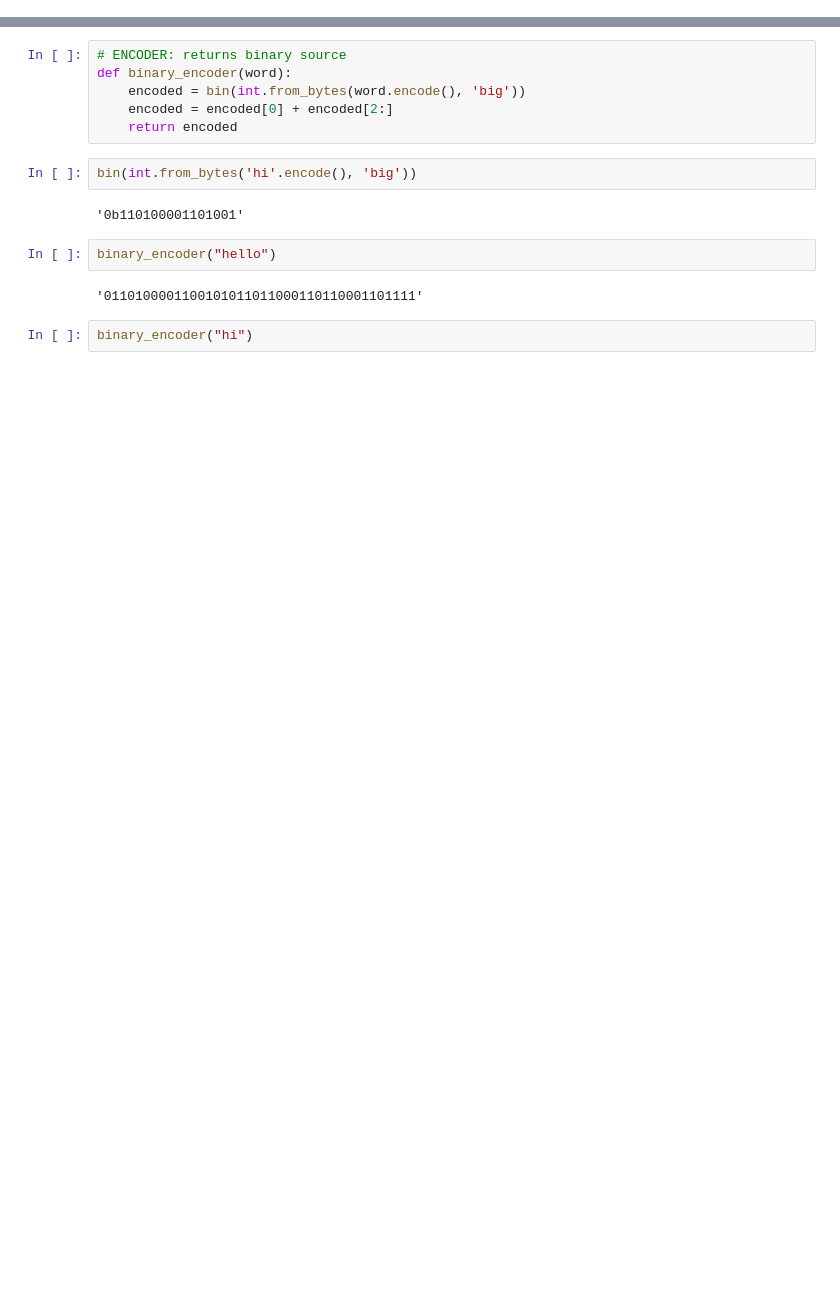
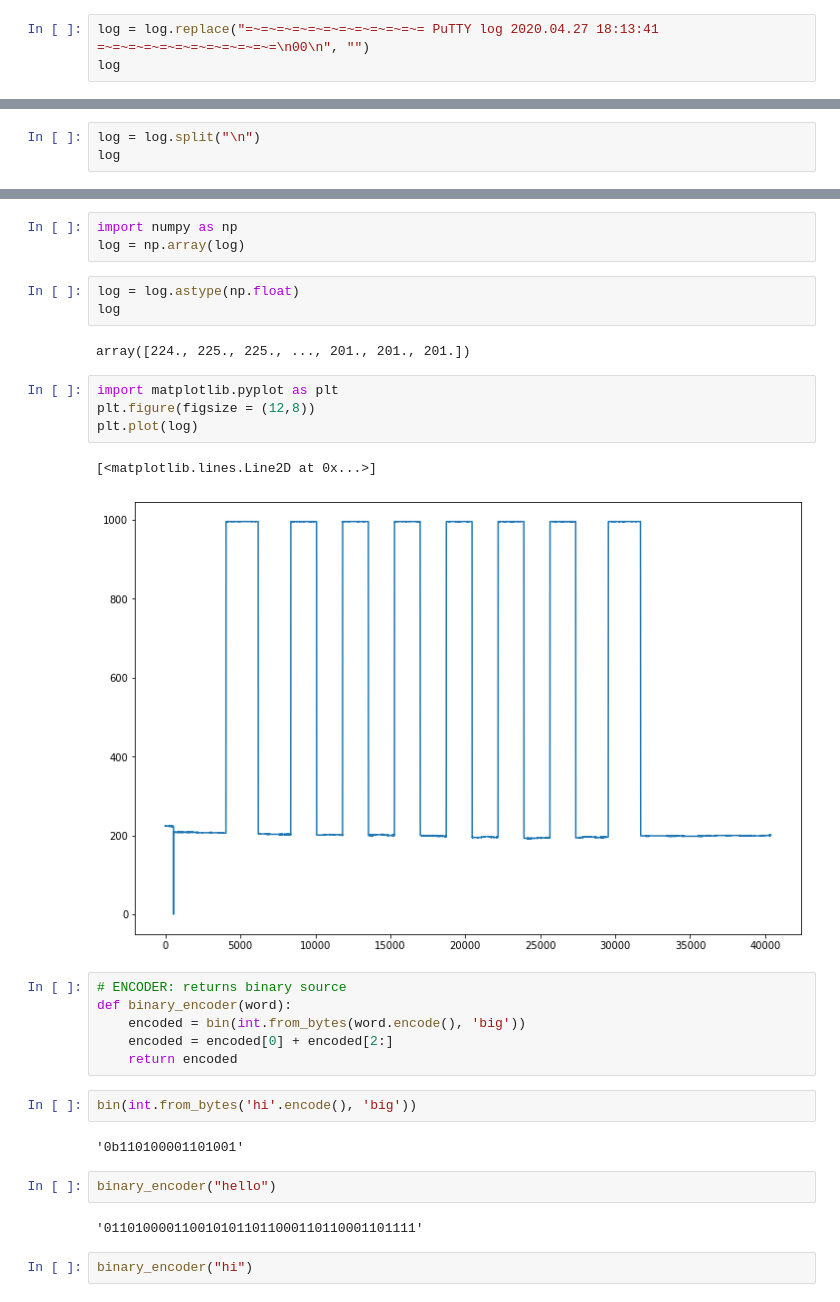
Before and after one commit to francescoweb1010/Optical-Wireless-System, a Jupyter notebook: channel_coding.ipynb, the cells around one changed output, grey strips where cells are left out. Drawn from its saved outputs; the diff is of its cells as text; blank space fills up the shorter version.

```diff
--- a/channel_coding.ipynb
+++ b/channel_coding.ipynb
@@ -5,0 +12,3 @@ Image(filename='img.png')
+# %%
+log = log.replace("=~=~=~=~=~=~=~=~=~=~=~= PuTTY log 2020.04.27 18:13:41 =~=~=~=~=~=~=~=~=~=~=~=\n00\n", "")
+log
@@ -5,0 +17,3 @@ Image(filename='img.png')
+# %%
+log = log.split("\n")
+log
@@ -6,3 +38,18 @@ Image(filename='img.png')
+# %%
+import numpy as np
+log = np.array(log)
+# %%
+log = log.astype(np.float)
+log
+# %% [output]
+array([224., 225., 225., ..., 201., 201., 201.])
+# %%
+import matplotlib.pyplot as plt
+plt.figure(figsize = (12,8))
+plt.plot(log)
+# %% [output]
+[<matplotlib.lines.Line2D at 0x...>]
+[figure, added]
 # %%
 # ENCODER: returns binary source
 def binary_encoder(word):
```
Also changed, not shown: parts of 4 cells of this notebook, 1 other file.
